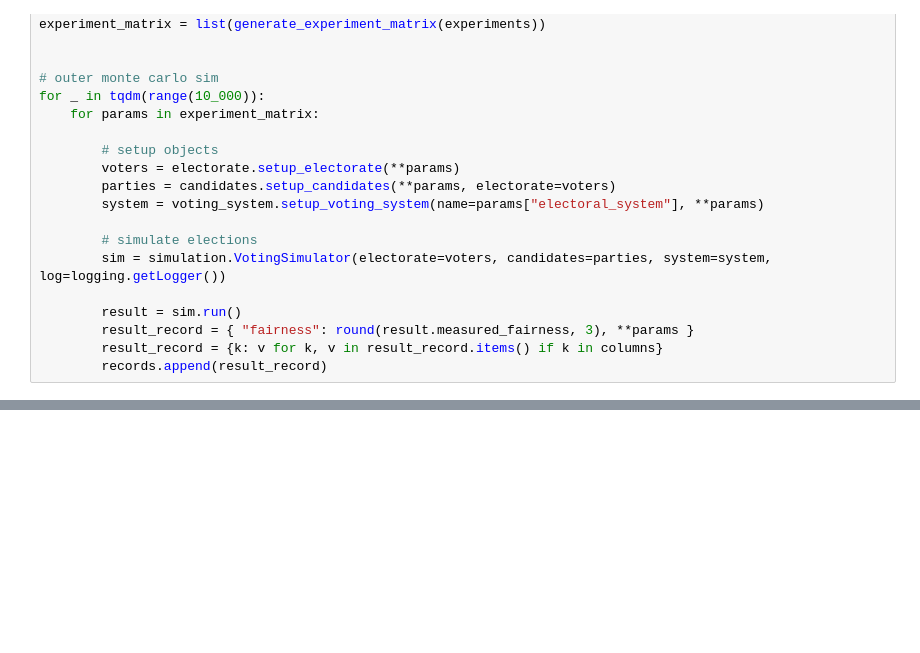
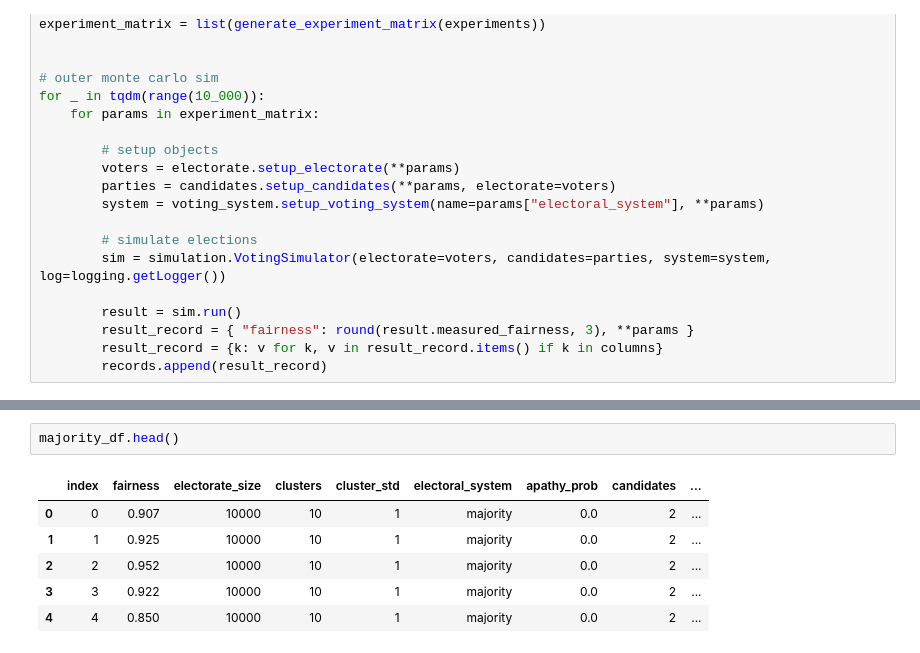
Before and after one commit to Expan75/complex-simulation-project, a Jupyter notebook: fairness_convergence.ipynb, the cells around one changed output, grey strips where cells are left out. Drawn from its saved outputs; the diff is of its cells as text; blank space fills up the shorter version.

```diff
--- a/fairness_convergence.ipynb
+++ b/fairness_convergence.ipynb
@@ -87,0 +108,9 @@ results_df.loc[, "fairness_cumsum"] = results_df[1:, "fairness_cumsum"] / result
+# %%
+majority_df.head()
+# %% [output]
+|  | index | fairness | electorate_size | clusters | cluster_std | electoral_system | apathy_prob | candidates | ... |
+| 0 | 0 | 0.907 | 10000 | 10 | 1 | majority | 0.0 | 2 | ... |
+| 1 | 1 | 0.925 | 10000 | 10 | 1 | majority | 0.0 | 2 | ... |
+| 2 | 2 | 0.952 | 10000 | 10 | 1 | majority | 0.0 | 2 | ... |
+| 3 | 3 | 0.922 | 10000 | 10 | 1 | majority | 0.0 | 2 | ... |
+| 4 | 4 | 0.850 | 10000 | 10 | 1 | majority | 0.0 | 2 | ... |
```
Also changed, not shown: parts of 11 cells of this notebook.
